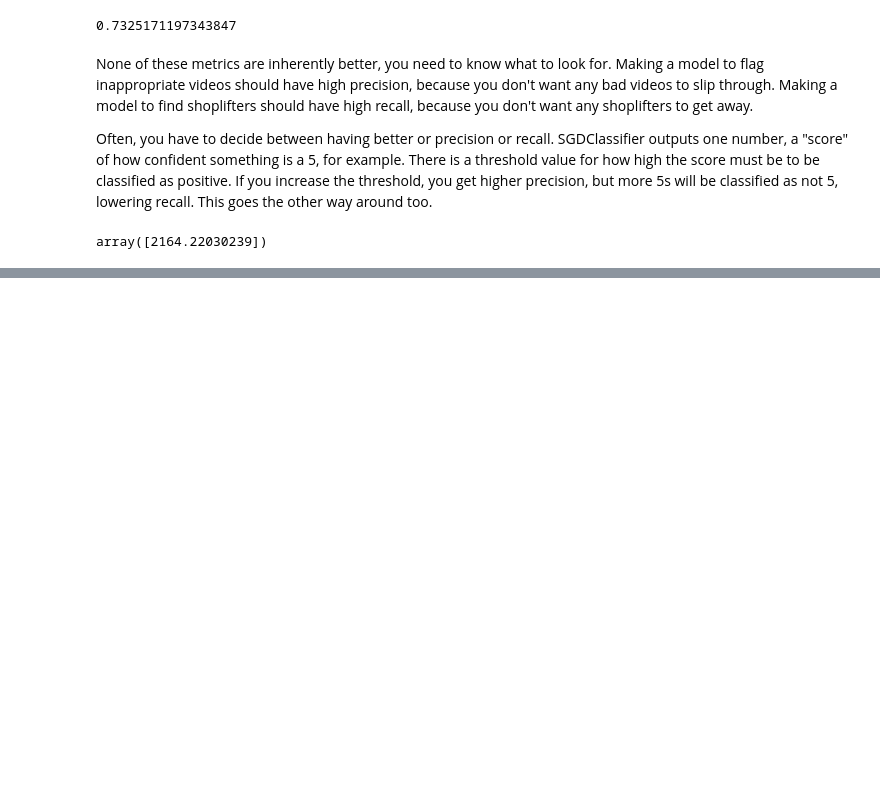
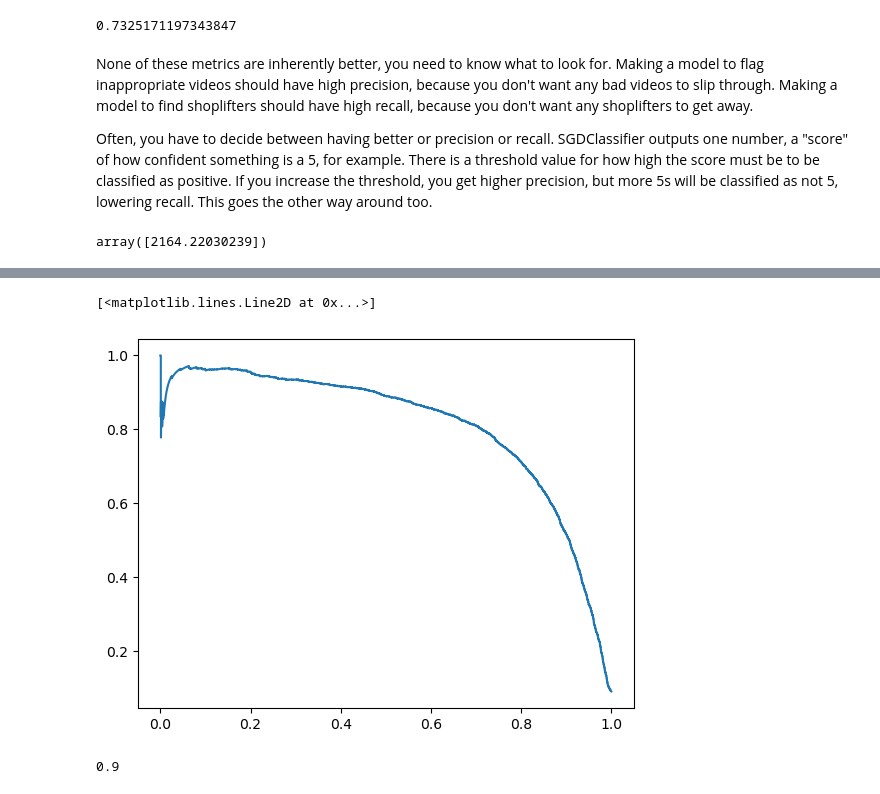
Before and after one commit to willhar/MLNotes, a Jupyter notebook: Ch3Classification.ipynb, the cells around one changed output, grey strips where cells are left out. Cells and saved outputs as stored; diff of their text form; code cells hidden in the pictures; blank space fills up the shorter version.

```diff
--- a/Ch3Classification.ipynb
+++ b/Ch3Classification.ipynb
@@ -134,0 +151,15 @@ array([2164.22030239])
+# %%
+plt.plot(recalls, precisions)
+# around 80% recall, precision falls off a cliff
+# %% [output]
+[<matplotlib.lines.Line2D at 0x...>]
+[figure, added]
+# %%
+# find index for 90% precision
+idx = (precisions>=.9).argmax()
+thresholds[idx]
+# now switch to 90% precision prediction
+trainLabelsPrecision = (scores > thresholds[idx])
+precision_score(trainLabels5, trainLabelsPrecision)
+# %% [output]
+0.9
```
Also changed, not shown: parts of 14 cells of this notebook.
